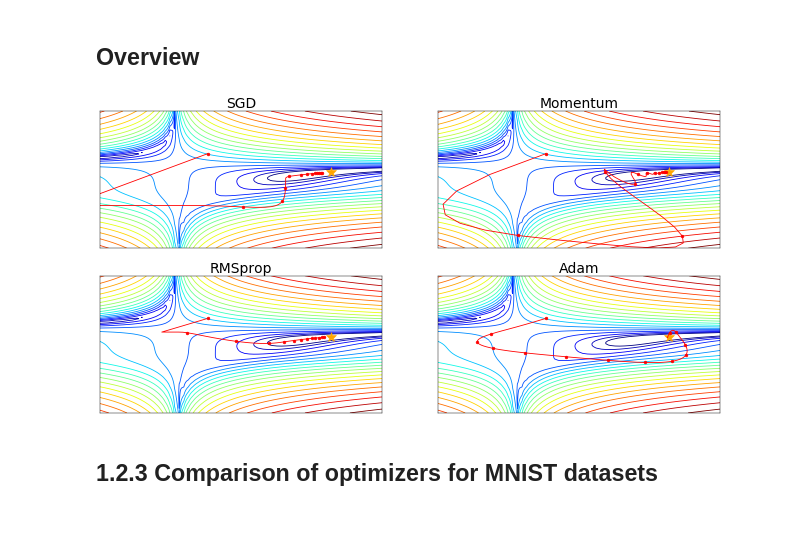
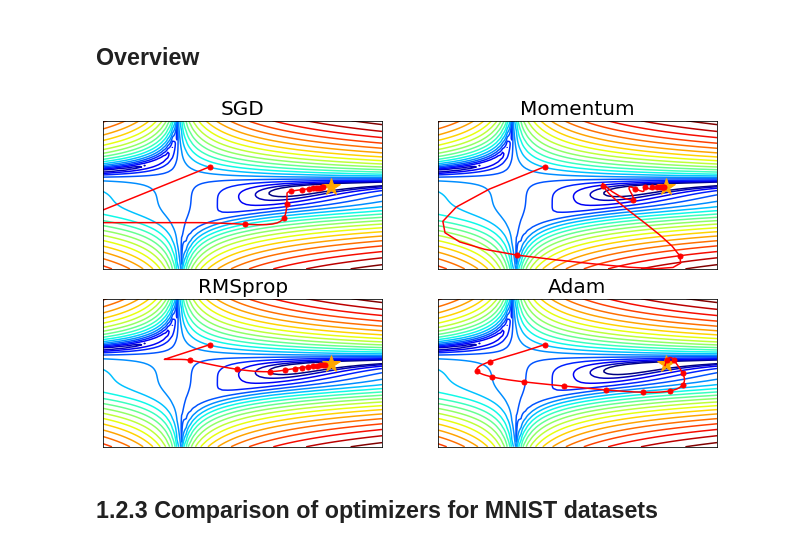
Before and after one commit to oilneck/prml_python, a Jupyter notebook: Notebook/test_Deep_learning.ipynb, the cells around one changed output. Saved outputs shown, nothing was run; the diff lists cells and outputs as text; code cells hidden in the pictures; blank space fills up the shorter version.

```diff
--- a/Notebook/test_Deep_learning.ipynb
+++ b/Notebook/test_Deep_learning.ipynb
@@ -25,7 +25,7 @@ multi_func = [np.square, sinusoidal, np.abs, heaviside]
 # test data
 x = np.arange(-1,1,0.01).reshape(-1,1)
 
-fig = plt.figure(figsize=(17, 10),dpi=40)
+fig = plt.figure(figsize=(10, 6))
 for n,func in enumerate(multi_func,1):
 
     train_y = func(train_x)
@@ -286,40 +286,40 @@ optimizers["RMSprop"] = RMSprop(lr=0.2,rho=0.95)
 optimizers["Adam"] = Adam(lr=0.2,beta_1=0.97,beta_2=0.99)
 
 idx = 1
-fig = plt.figure(figsize=(20,10),dpi=40)
+fig = plt.figure(figsize=(11,6))
 for key in optimizers:
     optimizer = optimizers[key]
     x_history = []
     y_history = []
     params['x'], params['y'] = init_pos[0], init_pos[1]
 
     ax = fig.add_subplot(2, 2, idx)
     train_x, train_y = np.linspace(-4.5,4.5,100), np.linspace(-4.5,4.5,100)
     X, Y = np.meshgrid(train_x,train_y)
     Z = beal_function(X, Y)
     ax.contour(X, Y, Z, levels=np.logspace(0,5,20), norm=LogNorm(), cmap='jet')
     ax.plot(*np.array([3,0.5]),'r*',markersize=18,color='orange')
 
     for i in range(90):
         x_history.append(params['x'])
         y_history.append(params['y'])
 
         grads['x'], grads['y'] = grad_beal(params['x'], params['y'])
         optimizer.update(params, grads)
 
     idx += 1
     path = np.array([x_history,y_history])
     path = path.T[::2].T
     ax.plot(x_history, y_history, 'o-', color="r",markersize=5,markevery=7)
     plt.ylim(-4.5, 4.5)
     plt.xlim(-1.5, 4.)
-    plt.title(key,fontsize=25)
+    plt.title(key,fontsize=20)
     plt.tick_params(labelbottom=False,labelleft=False)
     plt.tick_params(bottom=False,left=False)
 
 plt.show()
 # %% [output]
-[figure, old version]
+[figure, new version]
 # %% [markdown]
 ## 1.2.3 Comparison of optimizers for MNIST datasets
 # %%
```
Also changed, not shown: parts of 1 cell of this notebook, 1 other file.
